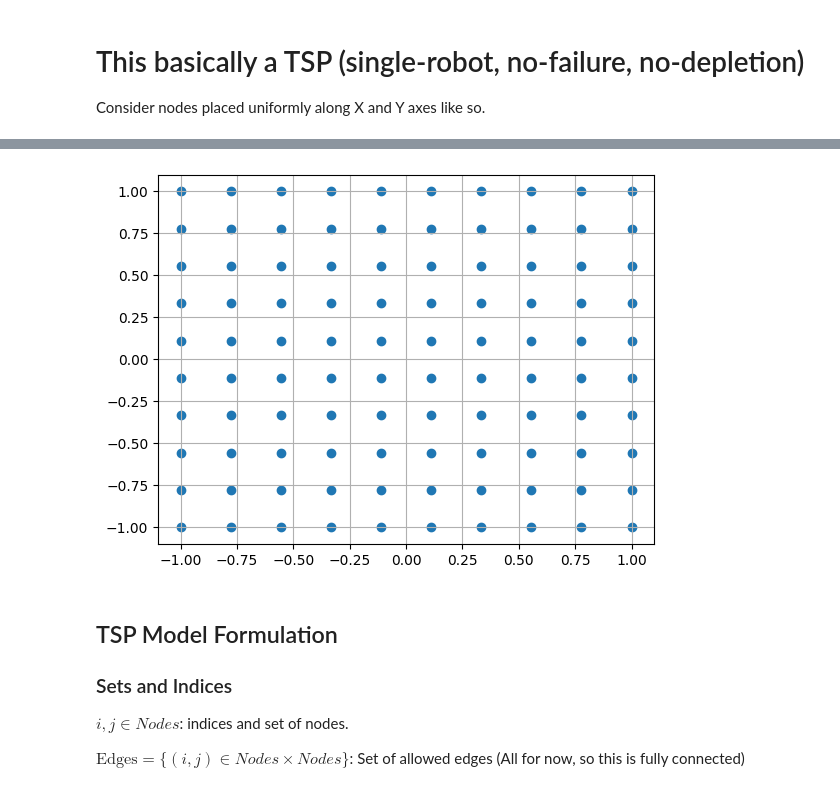
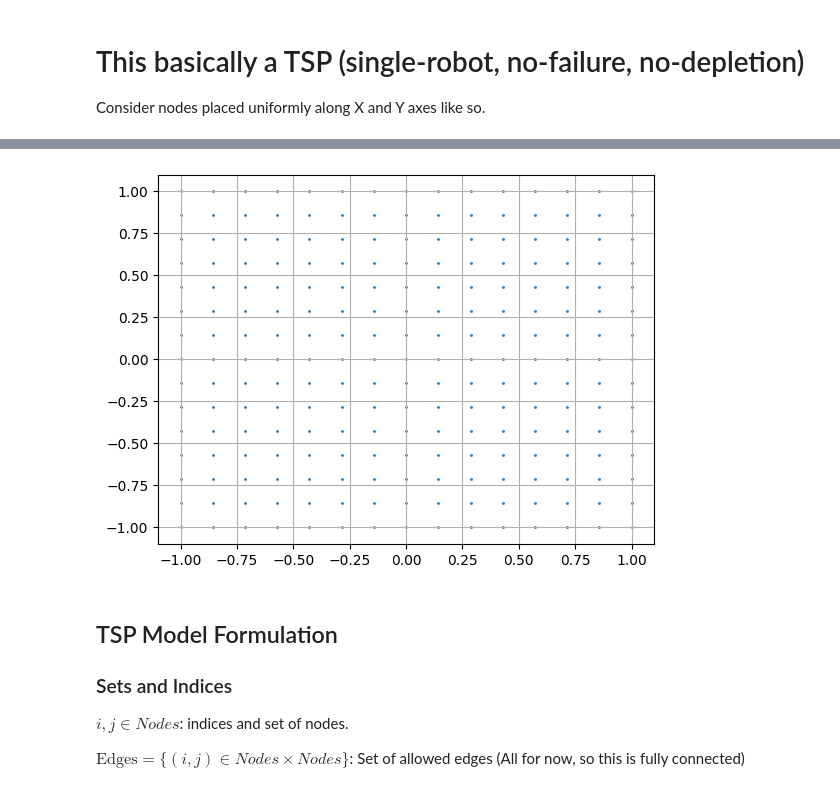
Before and after one commit to nestlab-bae-mqp-2024/mrpcp-solvers, a Jupyter notebook: jupyter/mqp_milp_first_attempt.ipynb, the cells around one changed output, grey strips where cells are left out. Drawn from its saved outputs; the diff is of its cells as text; code cells hidden in the pictures.

```diff
--- a/jupyter/mqp_milp_first_attempt.ipynb
+++ b/jupyter/mqp_milp_first_attempt.ipynb
@@ -21,27 +21,27 @@ Note: you may need to restart the kernel to use updated packages.
 # %%
 from matplotlib import pyplot as plt
 from pprint import pp
 import numpy as np
 
 # This implementation only works with n = 2 and 3. It fails 4 and onwards
 # Chose the number of nodes in an axis
-n = 10
+n = 15
 # Create a uniform (n, n, 2) numpy grid for MAXIMUM SPEED
 grid = np.mgrid[-1:1:n*1j, -1.:1:n*1j]
 grid = grid.reshape(grid.shape + (1,))
 grid = np.concatenate((grid[0], grid[1]), axis=2)
 # Sanity check
 # pp(grid)
 # pp(grid[:, :, 0].reshape(-1))
 # pp(grid[:, :, 1].reshape(-1))
 
 # Graphical sanity check
 plt.figure()
-plt.scatter(grid[:, :, 0], grid[:, :, 1])
+plt.scatter(grid[:, :, 0], grid[:, :, 1], s=1)
 plt.grid()
 plt.show()
 # %% [output]
-[figure, old version]
+[figure, new version]
 # %% [markdown]
 ## TSP Model Formulation
 
```
Also changed, not shown: parts of 5 cells of this notebook.
